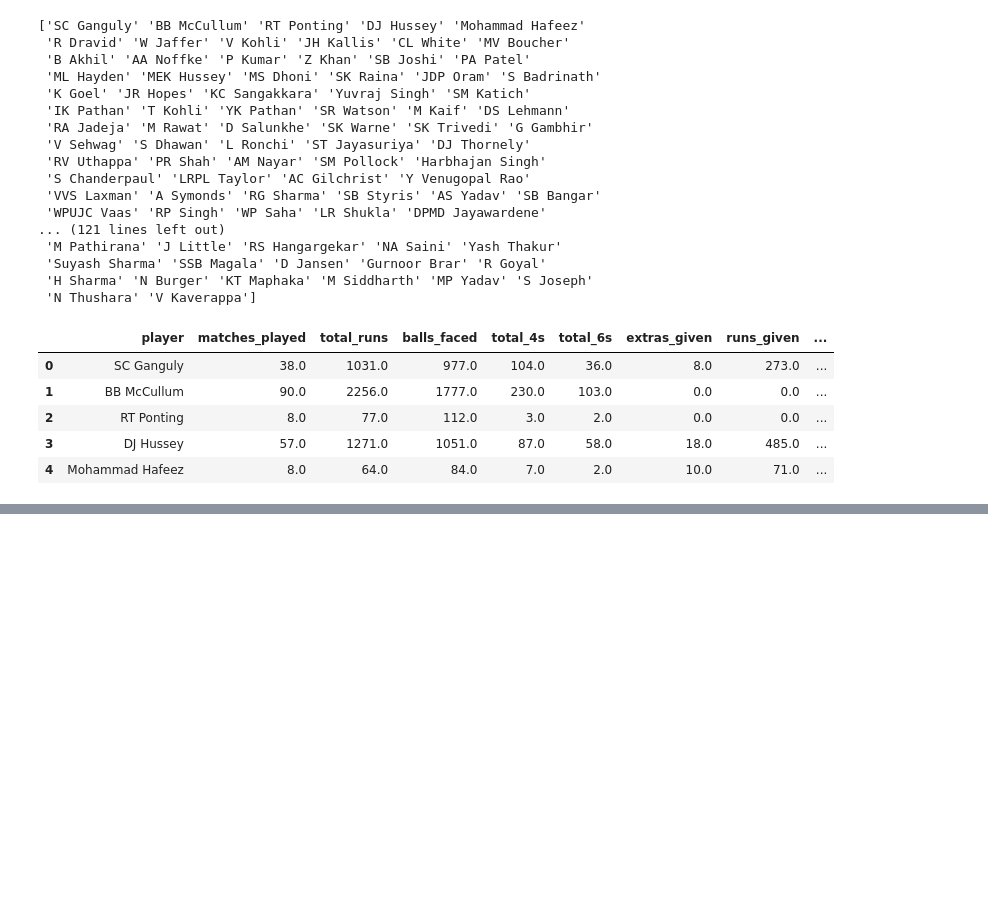
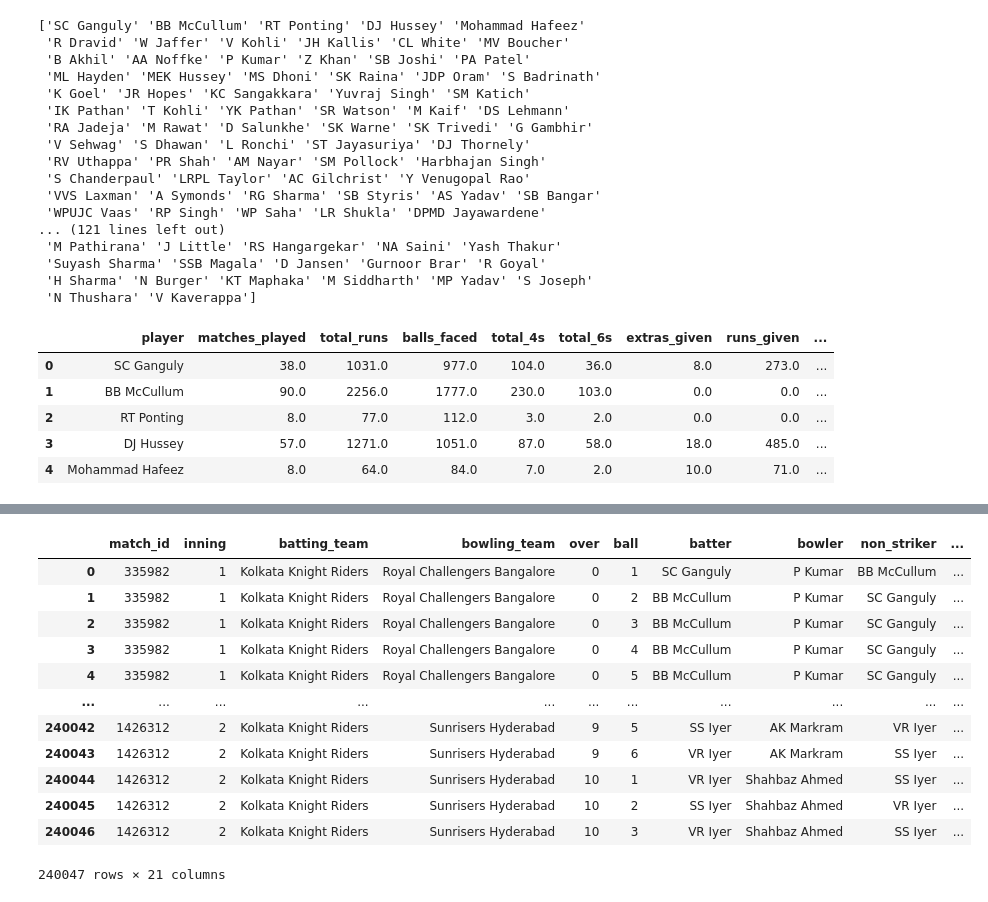
Before and after one commit to vineetsharma9252/New_Cricket_Cast, a Jupyter notebook: src/Feature_Engineering.ipynb, the cells around one changed output, grey strips where cells are left out. Saved outputs shown, nothing was run; the diff lists cells and outputs as text; code cells hidden in the pictures; blank space fills up the shorter version.

Commit message:
Added On Feature Engineering (Whether batting is on home team and total innings score

```diff
--- a/src/Feature_Engineering.ipynb
+++ b/src/Feature_Engineering.ipynb
@@ -89,0 +110,25 @@ players_stats.head()
+# %%
+df_merged = pd.merge(Deliveries, Matches[['match_id', 'team1', 'Neutral']],
+                     on='match_id')
+# %%
+df_merged['is_home_team'] = ((df_merged['batting_team'] == df_merged['team1']) & (df_merged['Neutral'] != True))
+# %%
+final_scores = (df_merged.groupby(['match_id', 'inning'])['total_runs'].sum().reset_index().rename(columns={'total_runs': 'final_innings_score'}))
+# %%
+df_merged = pd.merge(df_merged, final_scores, on=['match_id', 'inning'], how='left')
+# %%
+df_merged
+# %% [output]
+|  | match_id | inning | batting_team | bowling_team | over | ball | batter | bowler | non_striker | ... |
+| 0 | 335982 | 1 | Kolkata Knight Riders | Royal Challengers Bangalore | 0 | 1 | SC Ganguly | P Kumar | BB McCullum | ... |
+| 1 | 335982 | 1 | Kolkata Knight Riders | Royal Challengers Bangalore | 0 | 2 | BB McCullum | P Kumar | SC Ganguly | ... |
+| 2 | 335982 | 1 | Kolkata Knight Riders | Royal Challengers Bangalore | 0 | 3 | BB McCullum | P Kumar | SC Ganguly | ... |
+| 3 | 335982 | 1 | Kolkata Knight Riders | Royal Challengers Bangalore | 0 | 4 | BB McCullum | P Kumar | SC Ganguly | ... |
+| 4 | 335982 | 1 | Kolkata Knight Riders | Royal Challengers Bangalore | 0 | 5 | BB McCullum | P Kumar | SC Ganguly | ... |
+| ... | ... | ... | ... | ... | ... | ... | ... | ... | ... | ... |
+| 240042 | 1426312 | 2 | Kolkata Knight Riders | Sunrisers Hyderabad | 9 | 5 | SS Iyer | AK Markram | VR Iyer | ... |
+| 240043 | 1426312 | 2 | Kolkata Knight Riders | Sunrisers Hyderabad | 9 | 6 | VR Iyer | AK Markram | SS Iyer | ... |
+| 240044 | 1426312 | 2 | Kolkata Knight Riders | Sunrisers Hyderabad | 10 | 1 | VR Iyer | Shahbaz Ahmed | SS Iyer | ... |
+| 240045 | 1426312 | 2 | Kolkata Knight Riders | Sunrisers Hyderabad | 10 | 2 | SS Iyer | Shahbaz Ahmed | VR Iyer | ... |
+| 240046 | 1426312 | 2 | Kolkata Knight Riders | Sunrisers Hyderabad | 10 | 3 | VR Iyer | Shahbaz Ahmed | SS Iyer | ... |
+240047 rows × 21 columns
```
Also changed, not shown: parts of 3 cells of this notebook, 2 other files.
